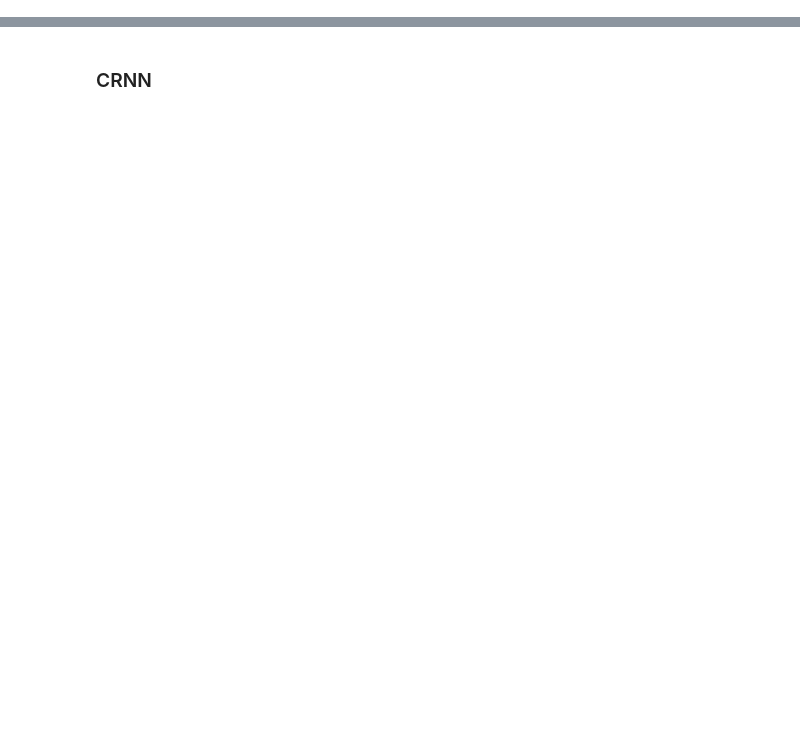
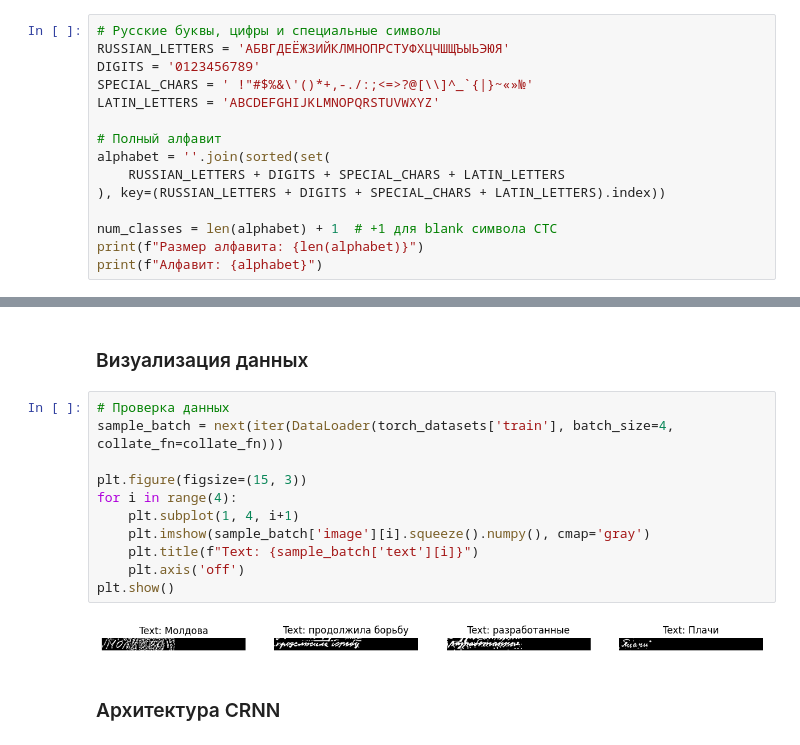
Before and after one commit to aquarapax/CRNN, a Jupyter notebook: crnn_nb.ipynb, the cells around one changed output, grey strips where cells are left out. Cells and saved outputs as stored; diff of their text form; blank space fills up the shorter version.

```diff
--- a/crnn_nb.ipynb
+++ b/crnn_nb.ipynb
@@ -45,0 +31,15 @@ visualize_random_samples(train_ds)
+# %%
+# Русские буквы, цифры и специальные символы
+RUSSIAN_LETTERS = 'АБВГДЕЁЖЗИЙКЛМНОПРСТУФХЦЧШЩЪЫЬЭЮЯ'
+DIGITS = '0123456789'
+SPECIAL_CHARS = ' !"#$%&\'()*+,-./:;<=>?@[\\]^_`{|}~«»№'
+LATIN_LETTERS = 'ABCDEFGHIJKLMNOPQRSTUVWXYZ'
+
+# Полный алфавит
+alphabet = ''.join(sorted(set(
+    RUSSIAN_LETTERS + DIGITS + SPECIAL_CHARS + LATIN_LETTERS
+), key=(RUSSIAN_LETTERS + DIGITS + SPECIAL_CHARS + LATIN_LETTERS).index))
+
+num_classes = len(alphabet) + 1  # +1 для blank символа CTC
+print(f"Размер алфавита: {len(alphabet)}")
+print(f"Алфавит: {alphabet}")
@@ -46,2 +183,17 @@ visualize_random_samples(train_ds)
+# %% [markdown]
+### Визуализация данных
+# %%
+# Проверка данных
+sample_batch = next(iter(DataLoader(torch_datasets['train'], batch_size=4, collate_fn=collate_fn)))
+
+plt.figure(figsize=(15, 3))
+for i in range(4):
+    plt.subplot(1, 4, i+1)
+    plt.imshow(sample_batch['image'][i].squeeze().numpy(), cmap='gray')
+    plt.title(f"Text: {sample_batch['text'][i]}")
+    plt.axis('off')
+plt.show()
+# %% [output]
+[figure, added]
 # %% [markdown]
-### CRNN
+### Архитектура CRNN
```
Also changed, not shown: parts of 28 cells of this notebook, 3 other files.
